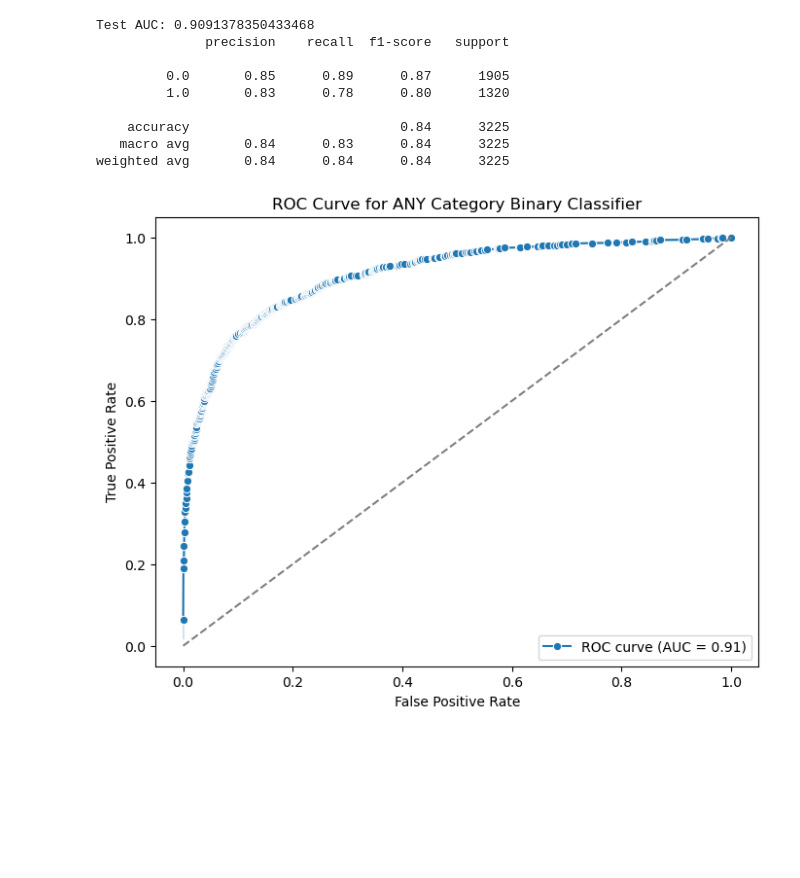
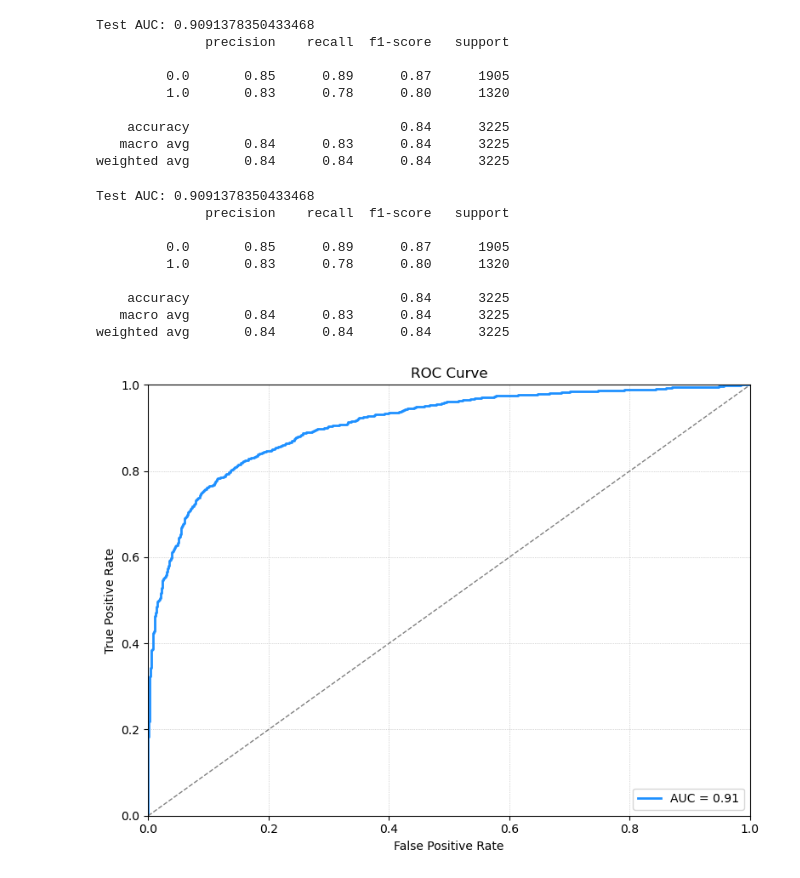
Before and after one commit to Bmohmand/ctfoundation, a Jupyter notebook: NewICHModels/AnyBinary.ipynb, the cells around one changed output. Saved outputs shown, nothing was run; the diff lists cells and outputs as text; code cells hidden in the pictures; blank space fills up the shorter version.

Commit message:
Updating models and creating new SinoCT models

```diff
--- a/NewICHModels/AnyBinary.ipynb
+++ b/NewICHModels/AnyBinary.ipynb
@@ -141,21 +141,60 @@ Test AUC: 0.9091378350433468
     accuracy                           0.84      3225
    macro avg       0.84      0.83      0.84      3225
 weighted avg       0.84      0.84      0.84      3225
+# %%
+# Evaluation: Get predicted probabilities and actual labels
+model.eval()
+y_true = []
+y_score = []  # these are your predicted probabilities
+with torch.no_grad():
+    for xb, yb in test_loader:
+        xb = xb.to(device)
+        outputs = model(xb)
+        y_score.append(outputs.cpu().numpy())
+        y_true.append(yb.numpy())
+
+y_true = np.vstack(y_true)
+y_score = np.vstack(y_score)  # y_score is now used to evaluate the ROC curve
+
+auc = roc_auc_score(y_true, y_score)
+print("Test AUC:", auc)
+
+y_pred_binary = (y_score > 0.5).astype(int)
+print(classification_report(y_true, y_pred_binary))
+# %% [output]
+Test AUC: 0.9091378350433468
+              precision    recall  f1-score   support
+
+         0.0       0.85      0.89      0.87      1905
+         1.0       0.83      0.78      0.80      1320
+
+    accuracy                           0.84      3225
+   macro avg       0.84      0.83      0.84      3225
+weighted avg       0.84      0.84      0.84      3225
 # %%
 from sklearn.metrics import roc_curve
 import matplotlib.pyplot as plt
 
 # Calculate the False Positive Rate and True Positive Rate for the ROC curve
-fpr, tpr, _ = roc_curve(y_true, y_pred)
+from sklearn.metrics import roc_curve, roc_auc_score
+import matplotlib.pyplot as plt
+
+# y_true: true labels, y_score: predicted probabilities for positive class
+fpr, tpr, _ = roc_curve(y_true, y_score)
+auc = roc_auc_score(y_true, y_score)
+
 
 plt.figure(figsize=(8, 6))
-plt.step(fpr, tpr, where='post', label=f'ROC curve (AUC = {auc:.2f})')
-plt.fill_between(fpr, tpr, step='post', alpha=0.1, color='b')
-plt.plot([0, 1], [0, 1], linestyle='--', color='gray')  # Diagonal line for random classifier
+plt.plot(fpr, tpr, color='dodgerblue', lw=2, label=f'AUC = {auc:.2f}')
+plt.plot([0, 1], [0, 1], linestyle='--', color='gray', lw=1)
 plt.xlabel('False Positive Rate')
 plt.ylabel('True Positive Rate')
-plt.title('ROC Curve for ANY Category Binary Classifier')
+plt.title('ROC Curve')
 plt.legend(loc='lower right')
+plt.xlim([0, 1])
+plt.ylim([0, 1])
+plt.grid(True, ls=':', lw=0.5)
+plt.tight_layout()
 plt.show()
 # %% [output]
-[figure, old version]
+[figure, new version]
```
Also changed, not shown: parts of 2 cells of this notebook, 7 other files.
